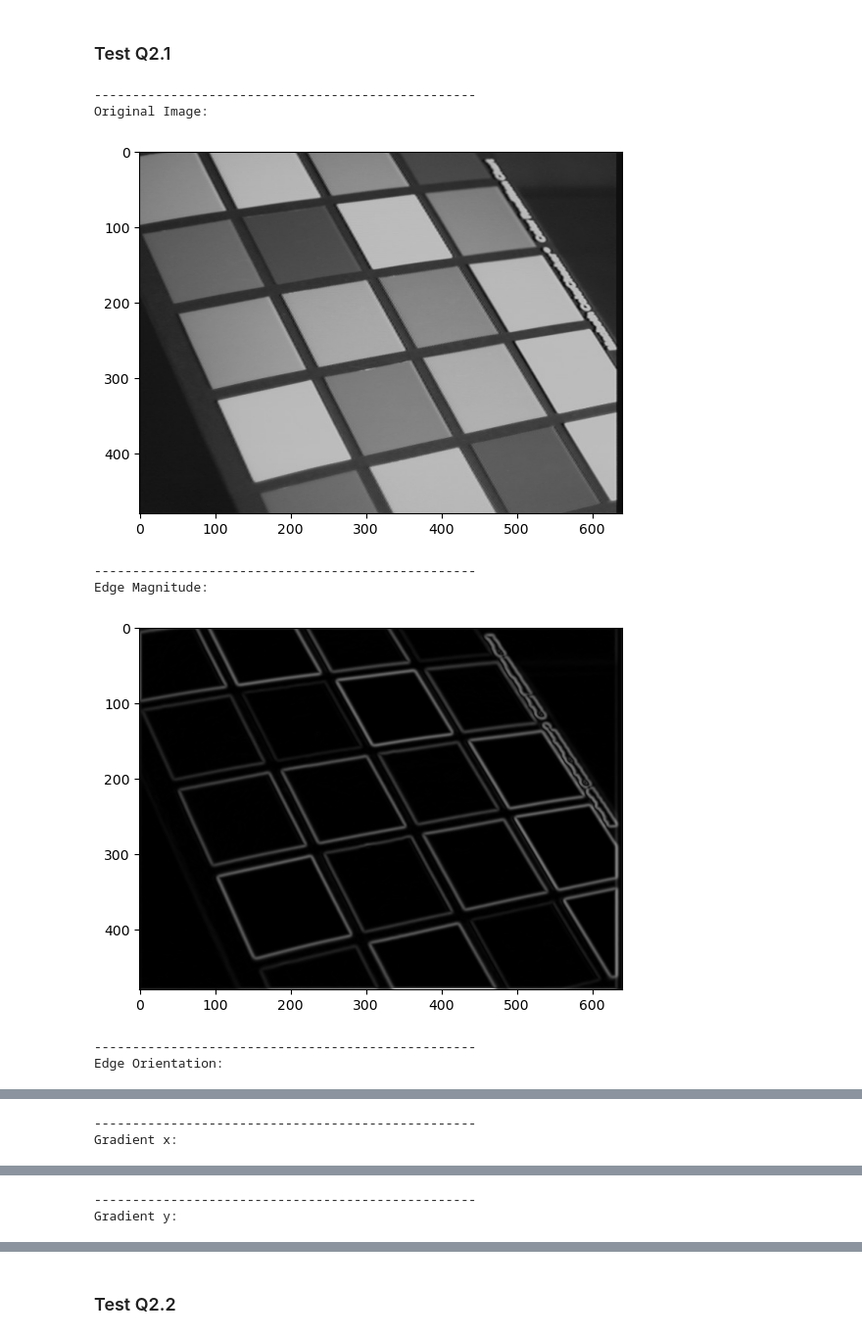
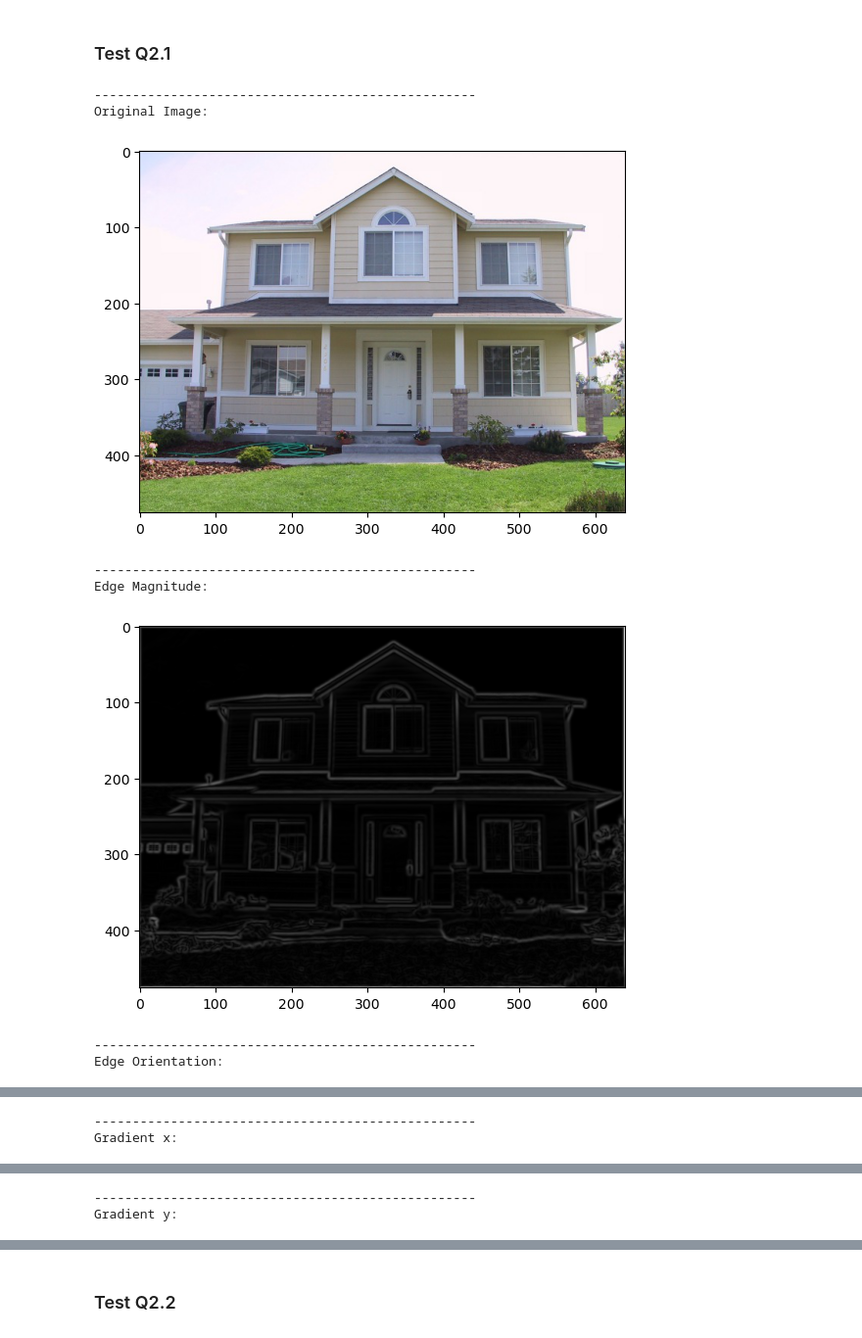
Before and after one commit to klammecr/16720-ComputerVision, a Jupyter notebook: hw1/p2.ipynb, the cells around one changed output, grey strips where cells are left out. Shown at 98% size. Cells and saved outputs as stored; diff of their text form; code cells hidden in the pictures.

```diff
--- a/hw1/p2.ipynb
+++ b/hw1/p2.ipynb
@@ -105,14 +105,14 @@ def edge_detection(image, sigma):
 # %% [markdown]
 ### Test Q2.1
 # %%
-image_idx = 3
+image_idx = 6
 visualize(edge_detection, image_list[image_idx], constants.sigma)
 # %% [output]
 --------------------------------------------------
 Original Image:
-[figure, old version]
+[figure, new version]
 --------------------------------------------------
 Edge Magnitude:
-[figure, old version]
+[figure, new version]
 --------------------------------------------------
 Edge Orientation:
```
Also changed, not shown: parts of 2 cells of this notebook, 2 other files.
